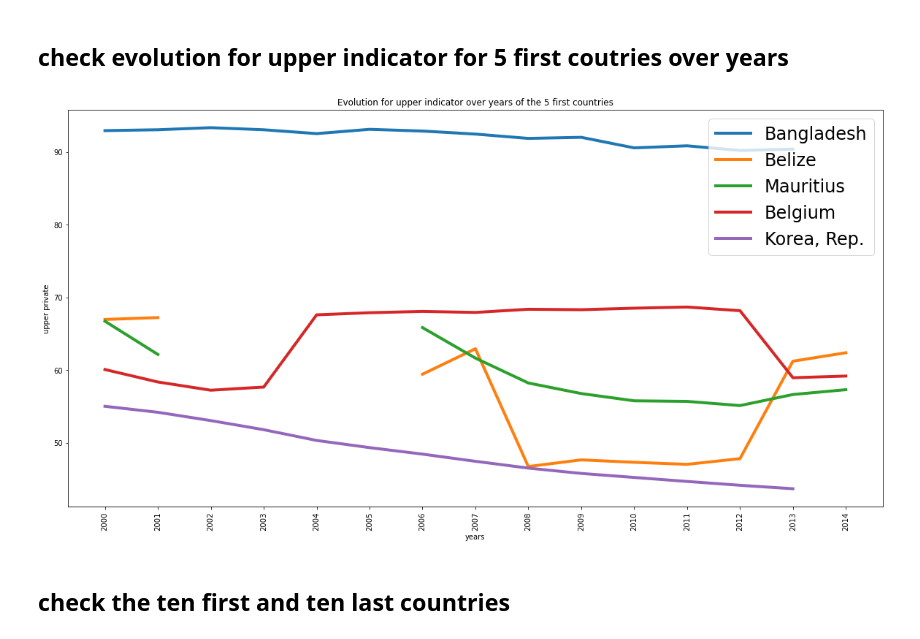
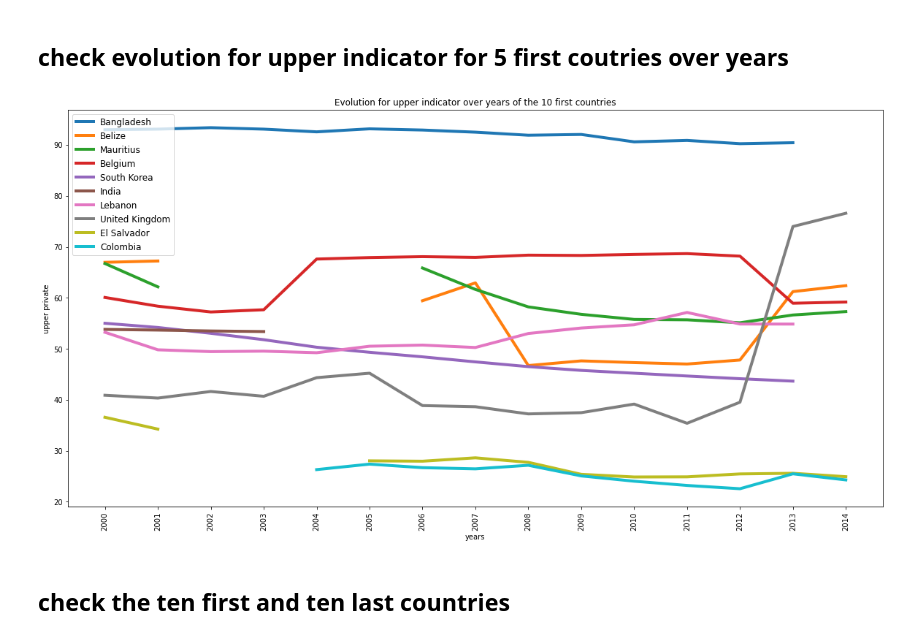
Before and after one commit to NaouelOC/analyse-des-donnes-de-systeme-educatif-p2, a Jupyter notebook: DeSousa_Naouel_2_Analysez_des_données_de_systèmes_éducatifs_12_2022.ipynb, the cells around one changed output. Drawn from its saved outputs; the diff is of its cells as text; code cells hidden in the pictures.

```diff
--- a/DeSousa_Naouel_2_Analysez_des_données_de_systèmes_éducatifs_12_2022.ipynb
+++ b/DeSousa_Naouel_2_Analysez_des_données_de_systèmes_éducatifs_12_2022.ipynb
@@ -454,0 +551,2 @@ memory usage: 100.0+ MB
+# %%
+df_new['Country Name'] = df_new['Country Name'].replace('Korea, Rep.','South Korea')
@@ -625,7 +755,7 @@ Index(['2000', '2001', '2002', '2003', '2004', '2005', '2006', '2007', '2008',
       dtype='object')
 # %%
 plt.figure(figsize=(20,10))
-for index in range(5):
+for index in range(10):
     y = df_internet.sort_values(['2000', '2001', '2002', '2003','2004' ,'2005', '2006','2007', '2008', '2009',
     '2010', '2011', '2012', '2013', '2014'],ascending=False).iloc[index][4:20]
     plt.plot(x,
@@ -633,9 +763,9 @@ for index in range(5):
              label = df_internet.sort_values(['2000', '2001', '2002', '2003','2004' ,'2005','2006',
              '2007', '2008', '2009', '2010', '2011', '2012', '2013', '2014'],
                                                   ascending=False).iloc[index][0])
-    plt.title('Evolution of 5 first countries over years for internet indicator')
+    plt.title('Evolution of 10 first countries over years for internet indicator')
     plt.xlabel('years')
     plt.xticks(rotation = '90')
     plt.ylabel('Internet user')
-    plt.legend(prop = {'size': 24})
+    plt.legend(prop = {'size': 17})
 # %% [output]
@@ -661,7 +791,7 @@ for index in range(10):
              label = df_internet.sort_values(['2000', '2001', '2002', '2003','2004' ,'2005','2006',
              '2007', '2008', '2009', '2010', '2011', '2012', '2013', '2014'],
                                                   ascending=True).iloc[index][0])
-    plt.title('Evolution of 5 last countries over years for internet indicator')
+    plt.title('Evolution of 10 last countries over years for internet indicator')
     plt.xlabel('years')
     plt.xticks(rotation = '90')
     plt.ylabel('Internet user')
@@ -837,7 +977,7 @@ x = df_computer.sort_values(['2000', '2001', '2002', '2003','2004' ,'2005', '200
 #country = df_computer_mean.sort_values(['2000', '2001', '2002', '2003','2004' ,'2005', '2006'],ascending= False).iloc[0][0]
 # %%
 plt.figure(figsize = (20,10))
-for index in range(5):
+for index in range(10):
 
     y = df_computer.sort_values(['2000', '2001', '2002', '2003','2004' ,'2005', '2006'],
                                      ascending=False).iloc[index][4:11]
@@ -846,9 +986,9 @@ for index in range(5):
              label = df_computer.sort_values(['2000', '2001', '2002', '2003','2004' ,'2005','2006'],
                                                   ascending=False).iloc[index][0],
              linewidth = 4)
-    plt.title('evolution for 5 first countries over years of computer indicator')
+    plt.title('evolution for 10 first countries over years of computer indicator')
     plt.xlabel('years')
     plt.xticks(rotation = '90')
     plt.ylabel('computer users')
-    plt.legend(prop = {'size': 24})
+    plt.legend(prop = {'size': 17})
 # %% [output]
@@ -1001,21 +1150,22 @@ x = df_upper_private.sort_values(['2000', '2001', '2002', '2003','2004' ,'2005',
        '2010', '2011', '2012', '2013', '2014'],ascending= False).columns[4:19]
 # %%
 plt.figure(figsize = (20,10))
-for index in range(5):
+for index in range(10):
     y = df_upper_private.sort_values(['2000', '2001', '2002', '2003','2004' ,'2005', '2006', '2007', '2008', '2009',
        '2010', '2011', '2012', '2013', '2014'],ascending=False).iloc[index][4:19]
     plt.plot(x,
              y,
              label = df_upper_private.sort_values(['2000', '2001', '2002', '2003','2004' ,'2005', '2006', '2007', '2008', '2009',
        '2010', '2011', '2012', '2013', '2014'],ascending=False).iloc[index][0],
              linewidth = 4)
-    plt.title("Evolution for upper indicator over years of the 5 first countries")
+    plt.title("Evolution for upper indicator over years of the 10 first countries")
     plt.xlabel('years')
     plt.xticks(rotation = '90')
     plt.ylabel('upper private')
-    plt.legend(prop = {'size': 24})
+    plt.legend(prop= {'size':'12'})
+    #prop = {'size': 24}
 # %% [output]
-[figure, old version]
+[figure, new version]
 # %% [markdown]
 ## check the ten first and ten last countries
 # %%
```
Also changed, not shown: parts of 127 cells of this notebook.
